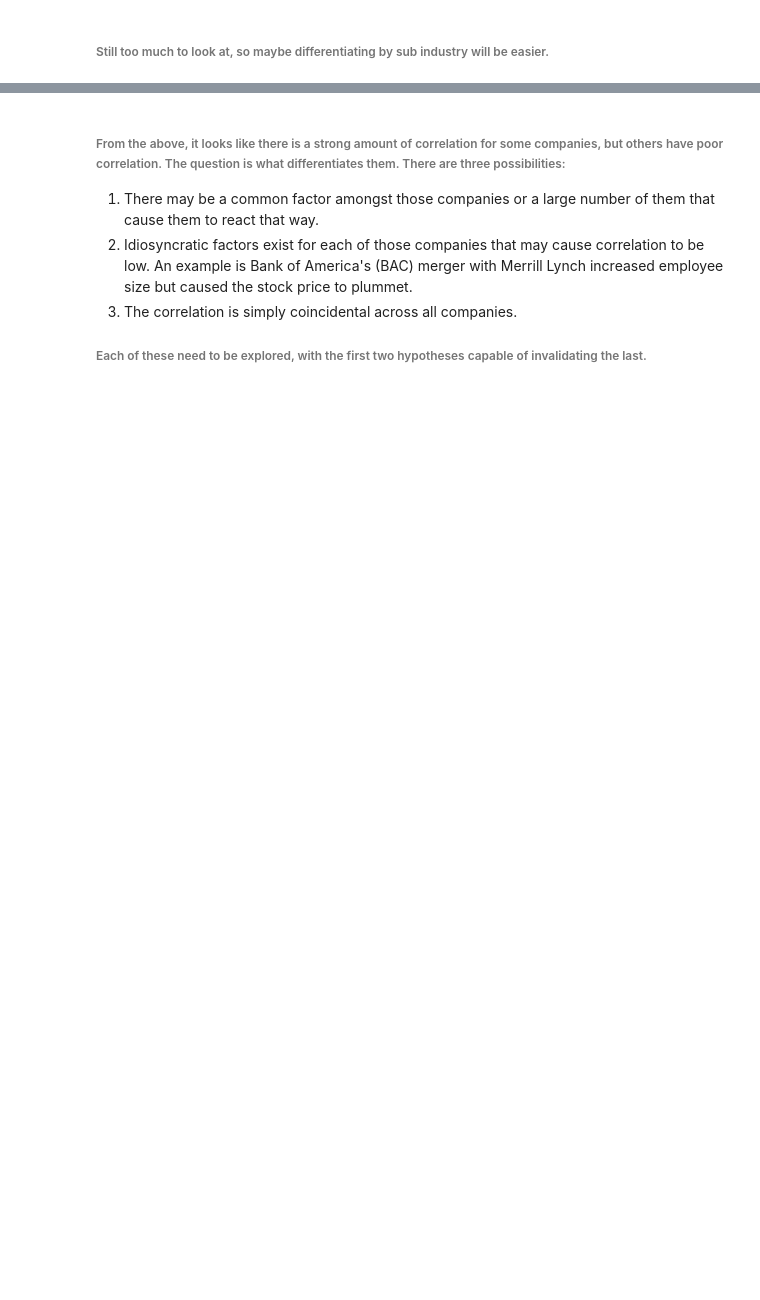
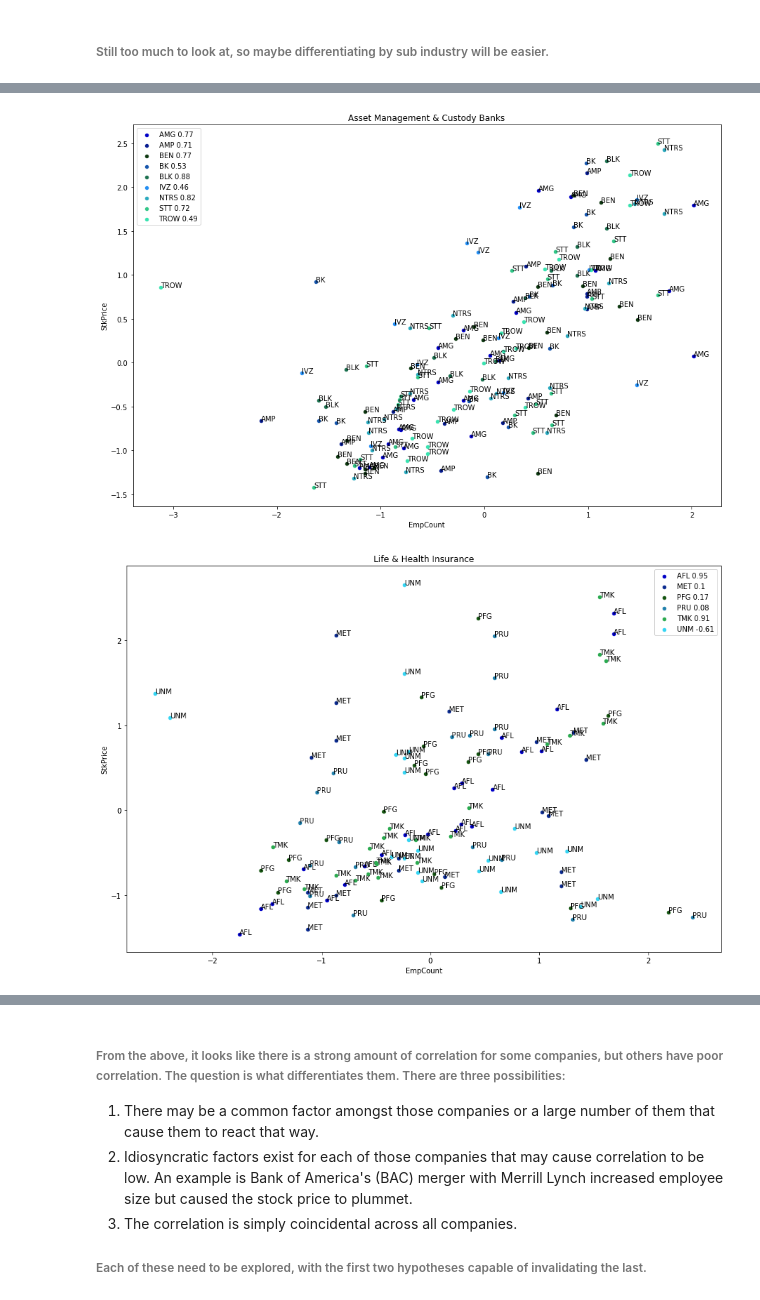
Before and after one commit to ManishKJain0/Springboard, a Jupyter notebook: Springboard/7.2_Data_Storytelling.ipynb, the cells around one changed output, grey strips where cells are left out. Drawn from its saved outputs; the diff is of its cells as text; code cells hidden in the pictures; blank space fills up the shorter version.

```diff
--- a/Springboard/7.2_Data_Storytelling.ipynb
+++ b/Springboard/7.2_Data_Storytelling.ipynb
@@ -183,12 +205,7 @@ multitickers_plot(dfrEmpStk_z, lstTickers, strTitle="Financials")
 # %% [markdown]
 ###### Still too much to look at, so maybe differentiating by sub industry will be easier.
 # %%
-# First, let's filter the list of constituents down for data we have. Then let's plot by GICS sub-industry.
-matplotlib.rcParams['figure.figsize'] = [8, 6]
-def subindustry_plot(dfrData, strSubIndustry):
-    lstTickers = dfrConstituents[dfrConstituents["GICS Sub Industry"] == strSubIndustry]["Symbol"].tolist()
-    dfrData_filt = dfrData[dfrData.index.get_level_values(0).isin(lstTickers)]
-    multitickers_plot(dfrData_filt, lstTickers, strAnnotate="Ticker", strTitle=strSubIndustry)
+# First, let's filter the list of constituents down for data we have.
 
 # Get a list of all the tickers z-score data is available.
 lstTickers = dfrEmpStk_z.index.get_level_values(0).unique().tolist()
@@ -196,5 +213,3 @@ lstTickers = dfrEmpStk_z.index.get_level_values(0).unique().tolist()
 # Plot all the sub industries in Financials.
 dfrConstituents = dfrConstituents[dfrConstituents["Symbol"].isin(lstTickers)]
 lstSubIndustry = dfrConstituents["GICS Sub Industry"].unique()
-for strSubIndustry in lstSubIndustry:
-    subindustry_plot(dfrEmpStk_z, strSubIndustry)
@@ -214,0 +216,17 @@ for strSubIndustry in lstSubIndustry:
+# %%
+# Then let's plot by GICS sub-industry.
+matplotlib.rcParams['figure.figsize'] = [15, 10]
+def subindustry_plot(dfrData, strSubIndustry):
+    # Get the list of tickers and then filter the dataset. Drop NaNs.
+    lstTickers = dfrConstituents[dfrConstituents["GICS Sub Industry"] == strSubIndustry]["Symbol"].tolist()
+    dfrData_filt = dfrData[dfrData.index.get_level_values(0).isin(lstTickers)]
+    dfrData_filt = dfrData_filt.dropna()
+    # Redo list of tickers as the dropping of NaNs may have removed a ticker entirely.
+    lstTickers = dfrData_filt.index.get_level_values(0).unique()
+    multitickers_plot(dfrData_filt, lstTickers, strAnnotate="Ticker", strTitle=strSubIndustry)
+
+for strSubIndustry in lstSubIndustry:
+    subindustry_plot(dfrEmpStk_z, strSubIndustry)
+# %% [output]
+[figure, added]
+[figure, added]
```
Also changed, not shown: parts of 10 cells of this notebook.
